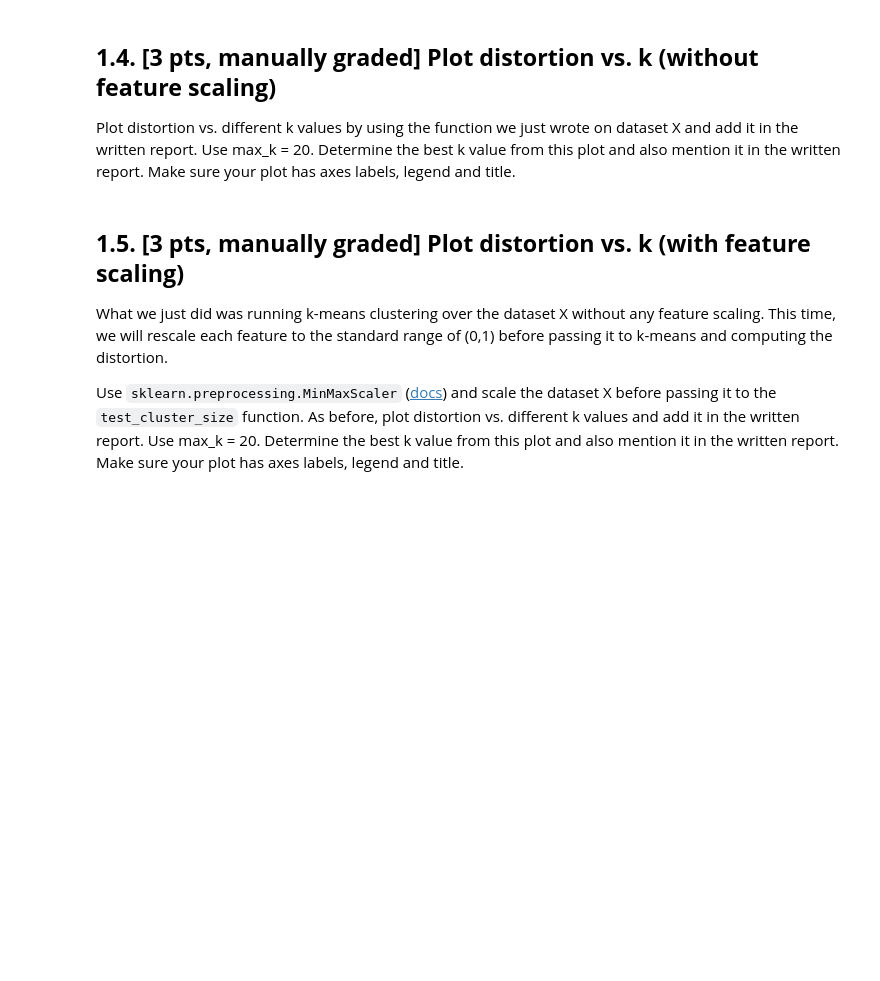
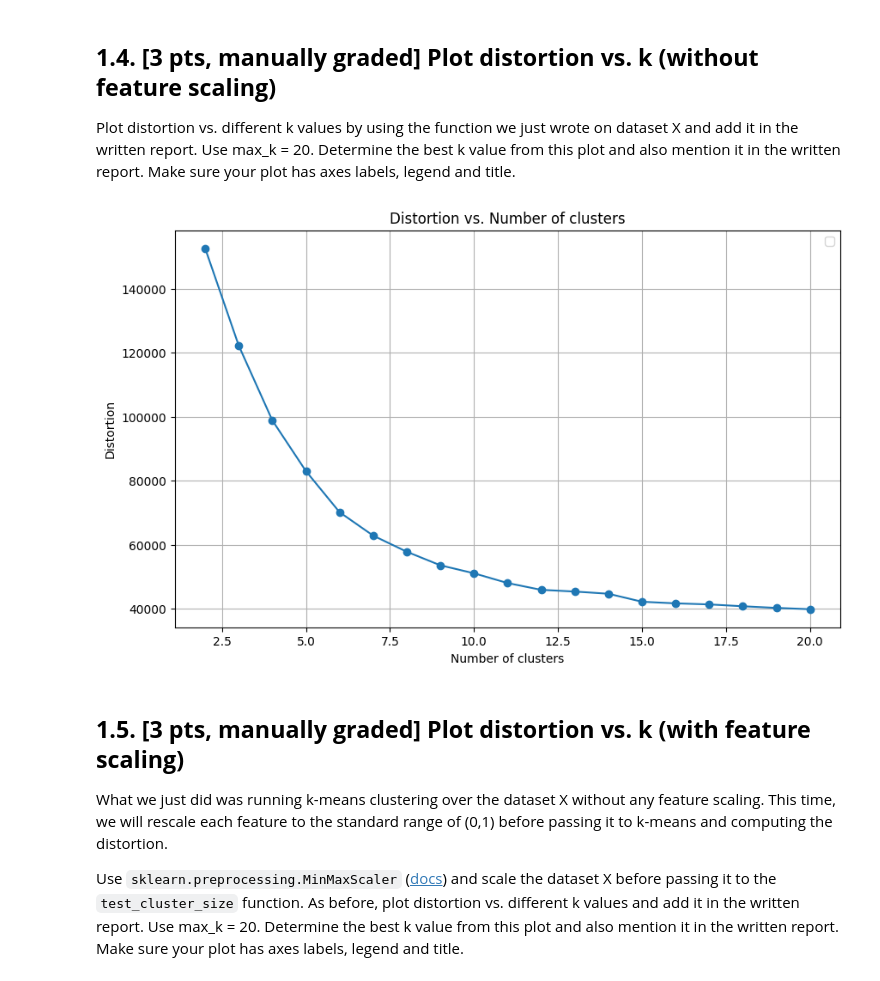
Before and after one commit to alan-w25/cis-5190, a Jupyter notebook: hw/hw3/coding/CIS_5190_Alan_Wu_HW3_Student_Version.ipynb, the cells around one changed output. Saved outputs shown, nothing was run; the diff lists cells and outputs as text; code cells hidden in the pictures; blank space fills up the shorter version.

```diff
--- a/hw/hw3/coding/CIS_5190_Alan_Wu_HW3_Student_Version.ipynb
+++ b/hw/hw3/coding/CIS_5190_Alan_Wu_HW3_Student_Version.ipynb
@@ -131,4 +146,7 @@ First load the dataset X from cancer_dataset.
 X -  (m, n) -> m x n matrix where m is the number of training points = 569 and n is the no of features = 30
 """
 
+X = cancer_dataset.data
+y = cancer_dataset.target
+
 ## STUDENT TODO END
@@ -178,6 +204,11 @@ class KMeans:
         centroids = np.zeros((self.n_clusters, X.shape[1]))
         ## STUDENT TODO START:
         # Compute the average of each clusters and assign to the corresponding centroids
+        for k in range (self.n_clusters):
+            points_in_cluster = X[clusters == k]
+
+            if len(points_in_cluster) > 0:
+                centroids[k] = np.mean(points_in_cluster, axis=0)
 
         ## STUDENT TODO END
         return centroids
@@ -197,6 +228,8 @@ class KMeans:
         dist = np.zeros((X.shape[0], self.n_clusters))
         ## STUDENT TODO START:
         # Calculate the distance of each data point from the centroid
+        for i in range(self.n_clusters):
+            dist[:, i] = np.linalg.norm(X - centroids[i], axis=1)
 
         ## STUDENT TODO END
         return dist
@@ -217,6 +250,9 @@ class KMeans:
         clusters = np.zeros(dist.shape[0])
         ## STUDENT TODO START:
         # Find the closest cluster for each datapoint
+        for i in range(dist.shape[0]):
+            clusters[i] = np.argmin(dist[i])
+
 
         ## STUDENT TODO END ##
         return clusters
@@ -243,11 +279,26 @@ class KMeans:
 
         ## STUDENT TODO START:
         # Initialise centroids to random points in the dataset if not provided (i.e. None)
+        if init_centroids is None:
+            init_centroids = X[np.random.choice(X.shape[0], self.n_clusters, replace=False)]
+
+        self.centroids = init_centroids
+
 
         # Iterate until kmeans converges or max_iters is reached. In each iteration:
         #  - Update each datapoint's cluster to that whose *centroid* is closest
         #  - Calculate the new *centroid* of each cluster
         #  - Repeat the previous two steps until no centroid value changes.
+        iters_taken = 0
+        for _ in range(self.max_iter):
+            dist = self.compute_distance(X, self.centroids)
+            self.clusters = self.find_closest_cluster(dist)
+            new_centroids = self.compute_centroids(X, self.clusters)
+            if np.all(self.centroids == new_centroids):
+                break
+
+            self.centroids = new_centroids
+            iters_taken+=1
 
         ## STUDENT TODO END
         return self.clusters, self.centroids, iters_taken
@@ -340,6 +407,11 @@ def test_cluster_size(X, max_k):
     ## STUDENT TODO START:
     # Run KMeans for each cluster, analyze at which point the distortion starts decreasing more
     # slowly (also called calculating the elbow method)
+    for i in range(2, max_k+1):
+        clf = KMeans(i)
+        _, centroids, _ = clf.fit(X)
+        dist = clf.compute_distance(X, centroids)
+        scores[i-2] = np.sum(np.min(dist, axis=1))
 
     ## STUDENT TODO END
     return scores
@@ -365,3 +436,17 @@ Plot distortion vs. different k values by using the function we just wrote on da
+# %%
+## STUDENT TODO START:
+# Plot distortion vs. k values
+plt.figure(figsize=(10, 6))
+plt.plot(range(2, max_k+1), scores, marker='o')
+plt.xlabel('Number of clusters')
+plt.ylabel('Distortion')
+plt.title('Distortion vs. Number of clusters')
+plt.grid()
+plt.show()
+
+## STUDENT TODO END
+# %% [output]
+[figure, added]
 # %% [markdown]
 ## **1.5. [3 pts, manually graded] Plot distortion vs. k (with feature scaling)**
 
```
Also changed, not shown: parts of 20 cells of this notebook, 3 other files.
